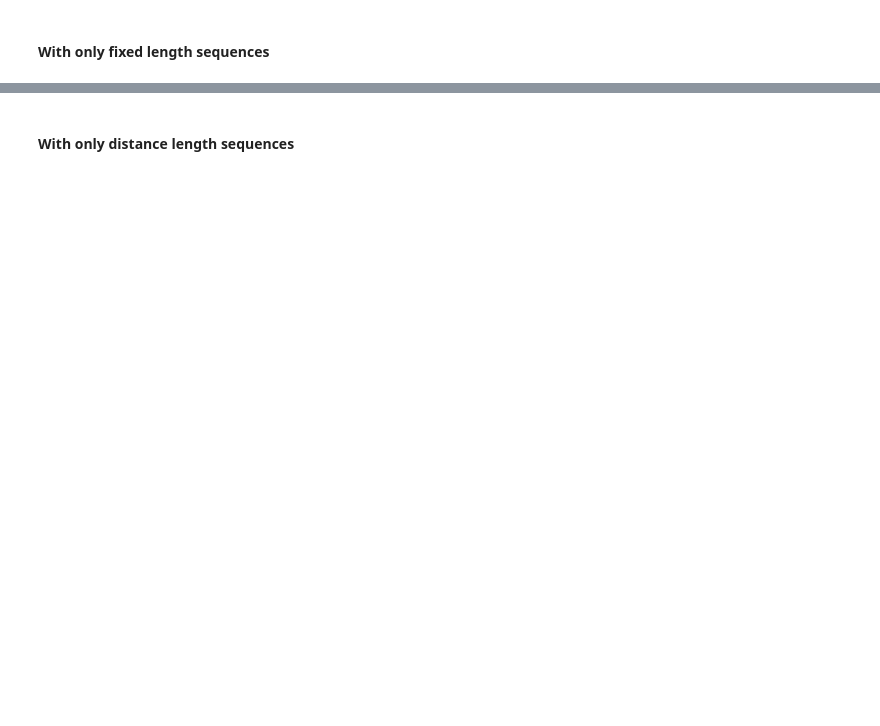
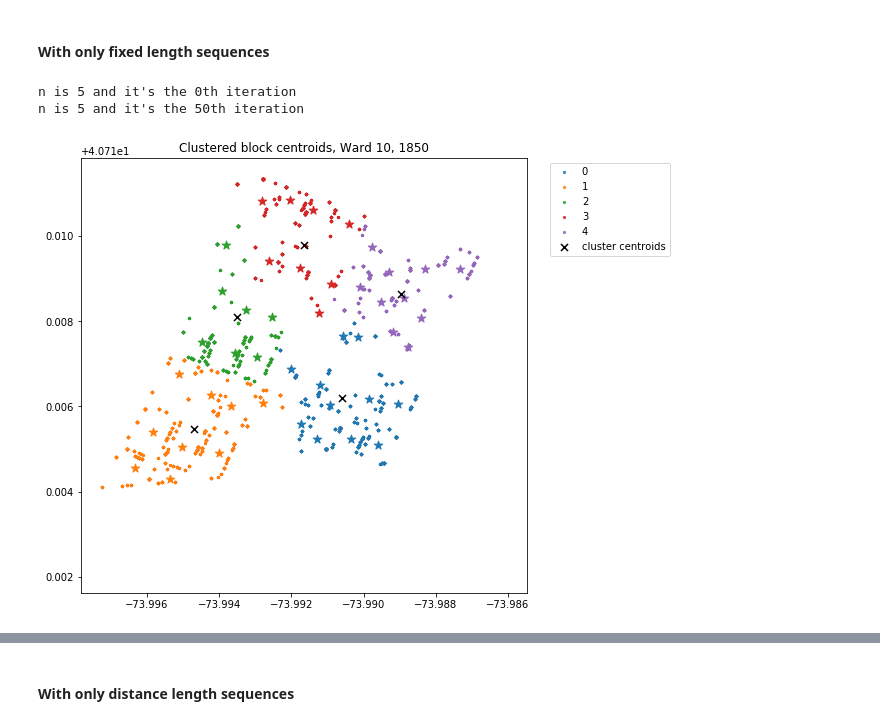
Before and after one commit to CenterForSpatialResearch/hnyc-spatial-linkage, a Jupyter notebook: interpolation_notebooks/Concepts_and_Development/Sequences Exploration.ipynb, the cells around one changed output, grey strips where cells are left out. Drawn from its saved outputs; the diff is of its cells as text; code cells hidden in the pictures; blank space fills up the shorter version.

```diff
--- a/interpolation_notebooks/Concepts_and_Development/Sequences Exploration.ipynb
+++ b/interpolation_notebooks/Concepts_and_Development/Sequences Exploration.ipynb
@@ -61,6 +82,15 @@ Test score: 0.5167037861915368
 census_data.apply_sequencing(fixed = True)
 all_cols = ["CENSUS_SERIALB", "CENSUS_AGE", "CENSUS_PAGENUM", "CENSUS_SEXB", "CENSUS_RACEB", "CENSUS_DWELLING_SIZE","CENSUS_SEQ_NUM", "CENSUS_LABFORCE", "CENSUS_LINE", "CENSUS_MARST", "CENSUS_NAMEFRST", "CENSUS_NAMELAST", "CENSUS_OCCSTR", "CENSUS_IMPREL", 'CENSUS_DWELLING_SEQ', "fixed_seq"]
 block_boost = Pipeline([('preprocess', TargetEncoder(cols = ["CENSUS_SERIALB", "CENSUS_AGE", "CENSUS_PAGENUM", "CENSUS_SEXB", "CENSUS_RACEB", "CENSUS_DWELLING_SIZE","CENSUS_SEQ_NUM", "CENSUS_LABFORCE", "CENSUS_LINE", "CENSUS_MARST", "CENSUS_NAMEFRST", "CENSUS_NAMELAST", "CENSUS_OCCSTR", "CENSUS_IMPREL",'CENSUS_DWELLING_SEQ', "fixed_seq"])),
-                        ('classifier', XGBClassifier(colsample_bytree = 0.6, max_depth = 2, n_estimators = 80))])
-interpolate_fixed = CentroidInterpolator(census_data, 10, block_boost, all_cols, clust_algo, block_centroids)
+                        ('classifier', XGBClassifier(colsample_bytree = 0.6, max_depth = 2, n_estimators = 50))])
+interpolate_fixed = CentroidInterpolator(census_data, 10, block_boost, all_cols, KMeans(5), block_centroids)
+# %%
+score, model = interpolate_fixed.kmeans_best(5)
+interpolate_fixed.set_clustering_algo(model)
+interpolate_fixed.apply_clustering(algo_fit = True)
+interpolate_fixed.clustervis(kmeans = True)
+# %% [output]
+n is 5 and it's the 0th iteration
+n is 5 and it's the 50th iteration
+[figure, added]
 # %%
```
Also changed, not shown: parts of 79 cells of this notebook, 7 other files.
